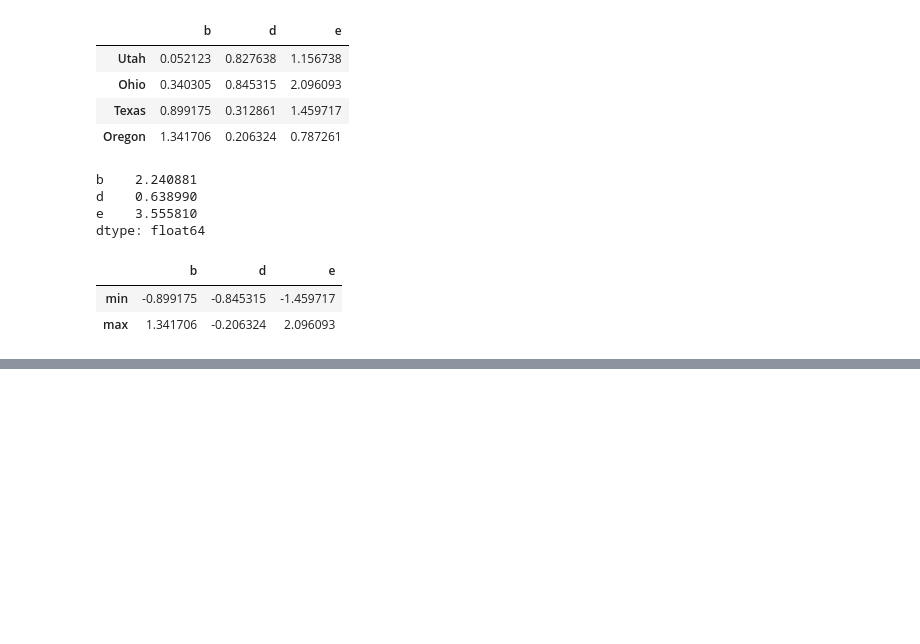
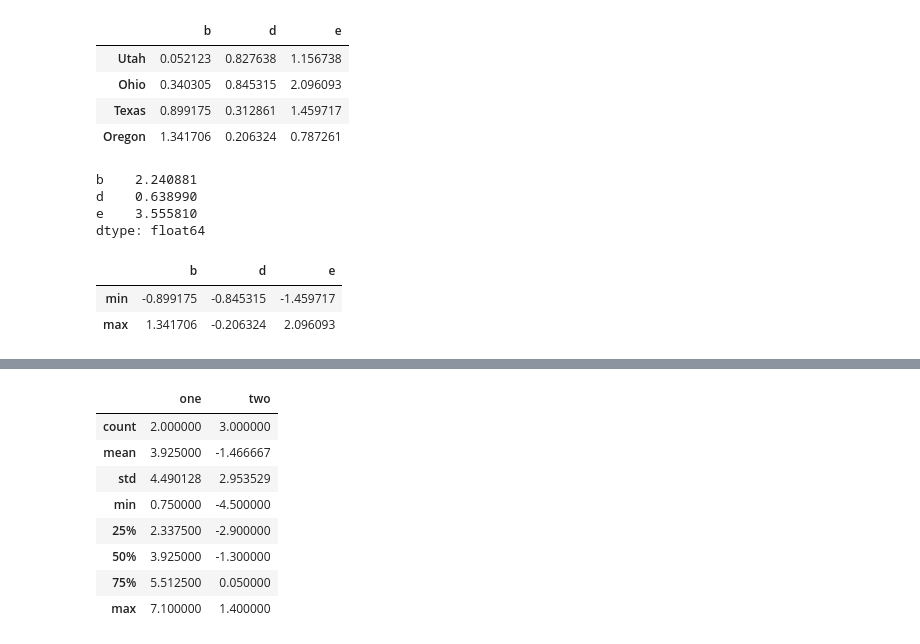
Before and after one commit to zeroonechange/python, a Jupyter notebook: data_analysis/pandas_test.ipynb, the cells around one changed output, grey strips where cells are left out. Saved outputs shown, nothing was run; the diff lists cells and outputs as text; code cells hidden in the pictures; blank space fills up the shorter version.

```diff
--- a/data_analysis/pandas_test.ipynb
+++ b/data_analysis/pandas_test.ipynb
@@ -712,0 +834,3 @@ frame.apply(f)
+# %%
+df=pd.DataFrame([[np.nan,1.4],[7.1, -4.5],[np.nan,np.nan],[0.75,-1.3]], index=['a','b','c','d'], columns=['one','two'])
+df
@@ -712,0 +865,12 @@ frame.apply(f)
+# %%
+df.describe()
+# %% [output]
+|  | one | two |
+| count | 2.000000 | 3.000000 |
+| mean | 3.925000 | -1.466667 |
+| std | 4.490128 | 2.953529 |
+| min | 0.750000 | -4.500000 |
+| 25% | 2.337500 | -2.900000 |
+| 50% | 3.925000 | -1.300000 |
+| 75% | 5.512500 | 0.050000 |
+| max | 7.100000 | 1.400000 |
```
Also changed, not shown: parts of 22 cells of this notebook.
